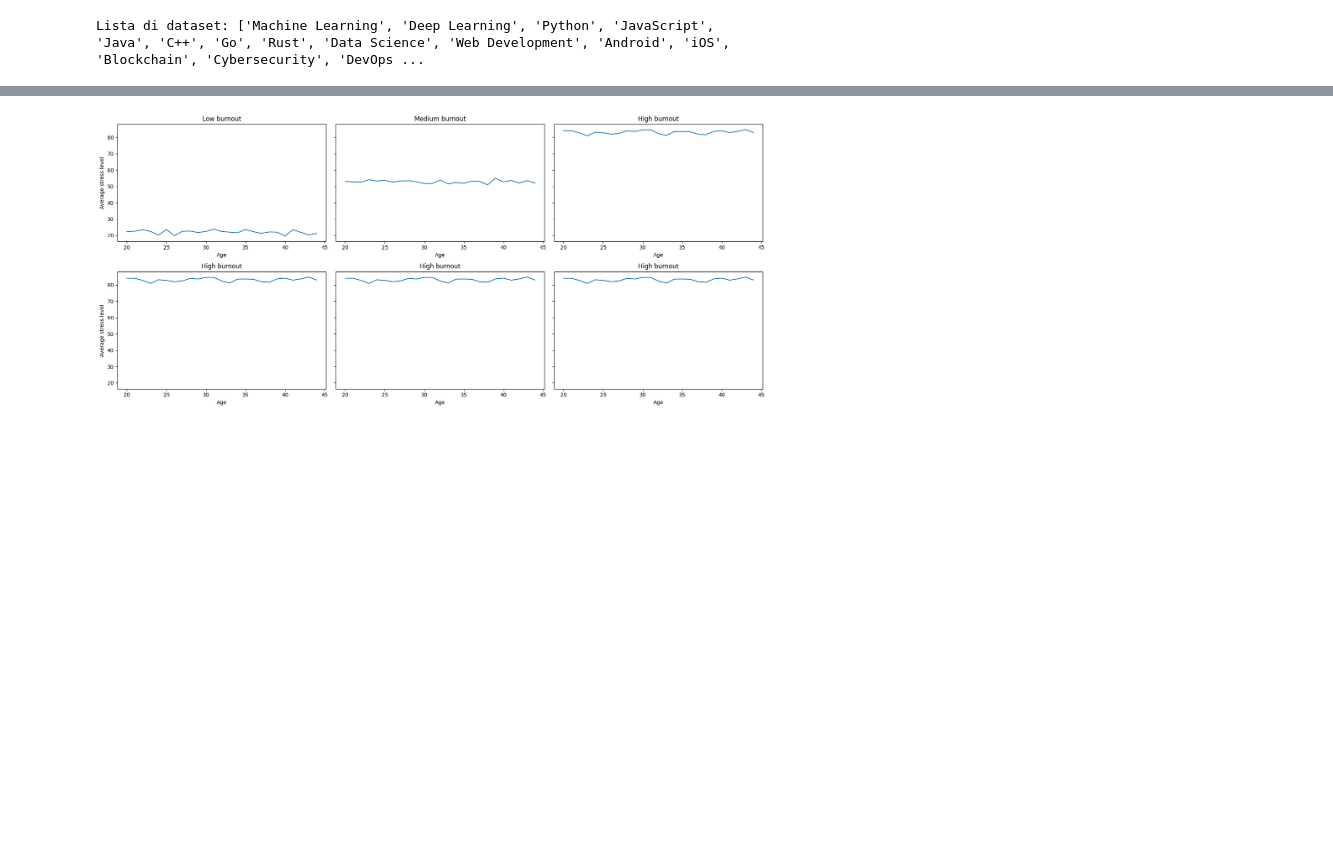
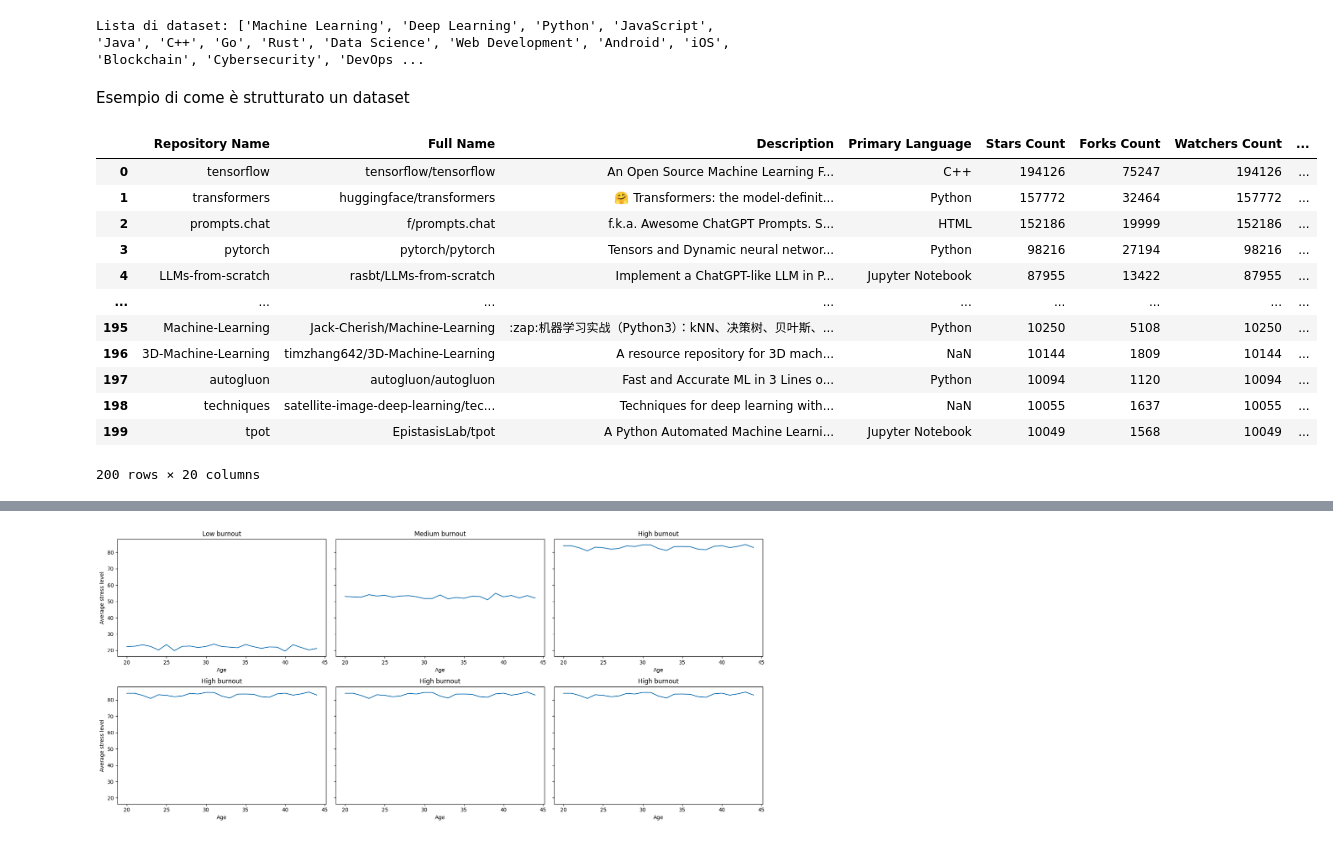
Before and after one commit to Nikicoraz/Progetto_FAS_1, a Jupyter notebook: python/Analisi.ipynb, the cells around one changed output, grey strips where cells are left out. Cells and saved outputs as stored; diff of their text form; code cells hidden in the pictures; blank space fills up the shorter version.

```diff
--- a/python/Analisi.ipynb
+++ b/python/Analisi.ipynb
@@ -19,3 +19,21 @@ for domain in os.listdir("../data/domains"):
 print("Lista di dataset: " + str([x[0] for x in datasets]))
 # %% [output]
 Lista di dataset: ['Machine Learning', 'Deep Learning', 'Python', 'JavaScript', 'Java', 'C++', 'Go', 'Rust', 'Data Science', 'Web Development', 'Android', 'iOS', 'Blockchain', 'Cybersecurity', 'DevOps ...
+# %% [markdown]
+Esempio di come è strutturato un dataset
+# %%
+datasets[0][1]
+# %% [output]
+|  | Repository Name | Full Name | Description | Primary Language | Stars Count | Forks Count | Watchers Count | ... |
+| 0 | tensorflow | tensorflow/tensorflow | An Open Source Machine Learning F... | C++ | 194126 | 75247 | 194126 | ... |
+| 1 | transformers | huggingface/transformers | 🤗 Transformers: the model-definit... | Python | 157772 | 32464 | 157772 | ... |
+| 2 | prompts.chat | f/prompts.chat | f.k.a. Awesome ChatGPT Prompts. S... | HTML | 152186 | 19999 | 152186 | ... |
+| 3 | pytorch | pytorch/pytorch | Tensors and Dynamic neural networ... | Python | 98216 | 27194 | 98216 | ... |
+| 4 | LLMs-from-scratch | rasbt/LLMs-from-scratch | Implement a ChatGPT-like LLM in P... | Jupyter Notebook | 87955 | 13422 | 87955 | ... |
+| ... | ... | ... | ... | ... | ... | ... | ... | ... |
+| 195 | Machine-Learning | Jack-Cherish/Machine-Learning | :zap:机器学习实战（Python3）：kNN、决策树、贝叶斯、... | Python | 10250 | 5108 | 10250 | ... |
+| 196 | 3D-Machine-Learning | timzhang642/3D-Machine-Learning | A resource repository for 3D mach... | NaN | 10144 | 1809 | 10144 | ... |
+| 197 | autogluon | autogluon/autogluon | Fast and Accurate ML in 3 Lines o... | Python | 10094 | 1120 | 10094 | ... |
+| 198 | techniques | satellite-image-deep-learning/tec... | Techniques for deep learning with... | NaN | 10055 | 1637 | 10055 | ... |
+| 199 | tpot | EpistasisLab/tpot | A Python Automated Machine Learni... | Jupyter Notebook | 10049 | 1568 | 10049 | ... |
+200 rows × 20 columns
```
Also changed, not shown: parts of 5 cells of this notebook, 2 other files.
